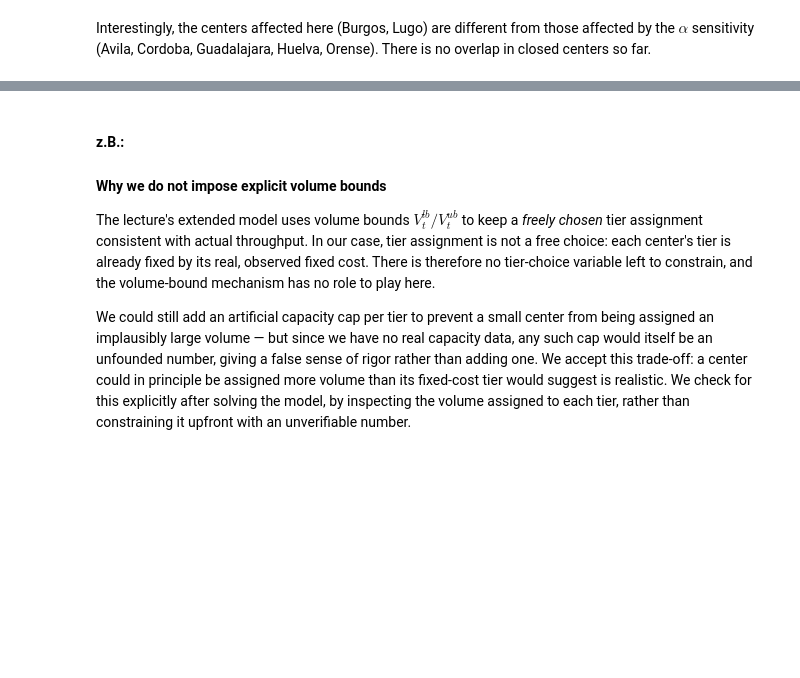
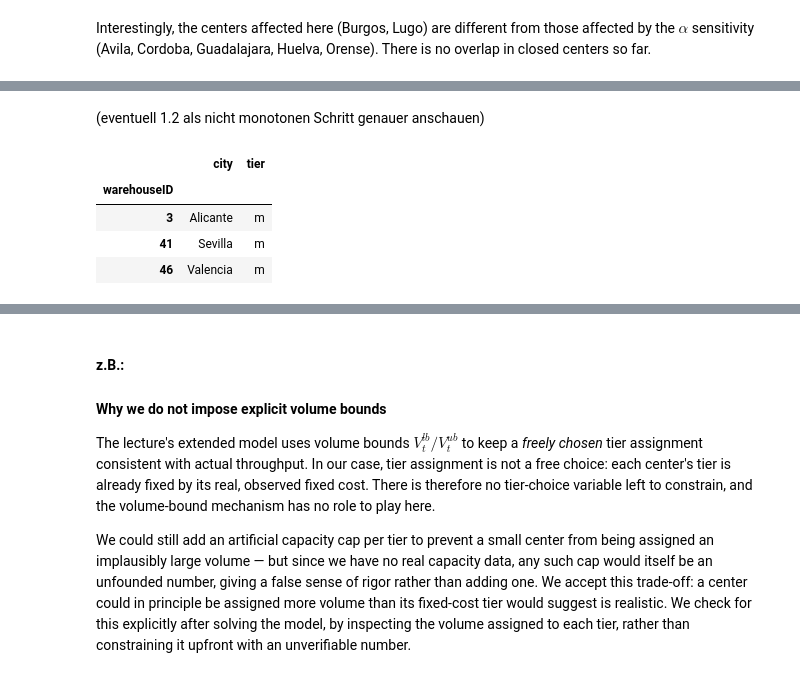
Before and after one commit to TimonLudwig1/case_study_3_d3, a Jupyter notebook: case_study.ipynb, the cells around one changed output, grey strips where cells are left out. Drawn from its saved outputs; the diff is of its cells as text; code cells hidden in the pictures; blank space fills up the shorter version.

```diff
--- a/case_study.ipynb
+++ b/case_study.ipynb
@@ -117,7 +117,7 @@ from ipywidgets import HBox
 
 #parameters
 shift_min = 450
-shift_cost = 480
+shift_cost_base = 480
 # %% [markdown]
 ## Data
 
@@ -415,7 +415,7 @@ shifts_reachable["minutesPerStop"] = shifts_reachable["regionID"].map(stop_time_
 
 usable_minutes = shift_min - 2 * shifts_reachable["travelTime"]
 shifts_reachable["transportationCosts"] = (
-    shift_cost * shifts_reachable["yearlyDemand"] * shifts_reachable["minutesPerStop"] / usable_minutes
+    shift_cost_base * shifts_reachable["yearlyDemand"] * shifts_reachable["minutesPerStop"] / usable_minutes
 )
 
 cost_base = shifts_reachable[["warehouseID", "regionID", "transportationCosts"]]
@@ -1278,7 +1278,7 @@ from Part 4: computing $c_t^{var}$, building the effective link costs, and
 solving the model into a single reusable function. This lets us vary one
 parameter at a time and directly compare outcomes.
 # %%
-def solve_network(alpha=alpha, demand_factor=1.0, shift_cost=shift_cost,
+def solve_network(alpha=alpha, demand_factor=1.0, shift_cost=shift_cost_base,
                    shift_min=shift_min, travel_factor=1.0):
     # 1. variable costs per tier unter den neuen Annahmen
     c_var = {t: c_var_anchor / (scale_factor[t] ** alpha) for t in scale_factor}
@@ -1475,0 +1515,11 @@ Interestingly, the centers affected here (Burgos, Lugo) are different from those
+# %% [markdown]
+(eventuell 1.2 als nicht monotonen Schritt genauer anschauen)
+# %%
+tier_1_5 = warehouses_flat.set_index("warehouseID").loc[shiftcost_results[1.5]["open_centers"], ["city", "tier"]]
+tier_1_5[tier_1_5["tier"].isin(["m", "l", "h"])]
+# %% [output]
+|  | city | tier |
+| warehouseID |  |  |
+| 3 | Alicante | m |
+| 41 | Sevilla | m |
+| 46 | Valencia | m |
```
Also changed, not shown: parts of 13 cells of this notebook.
